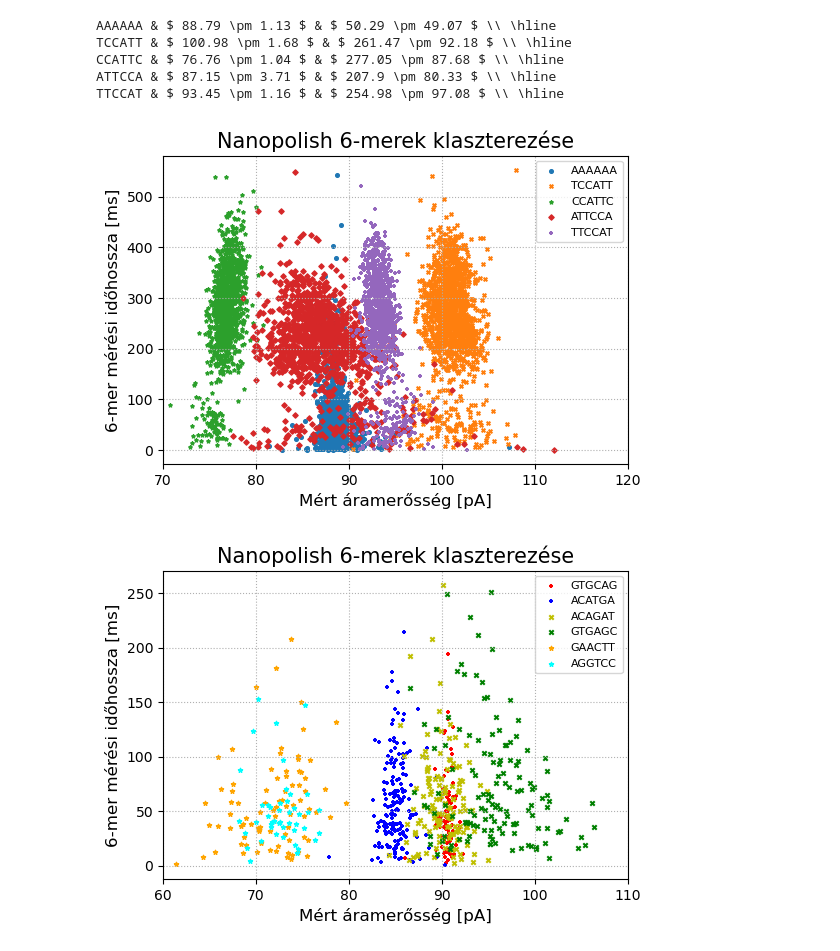
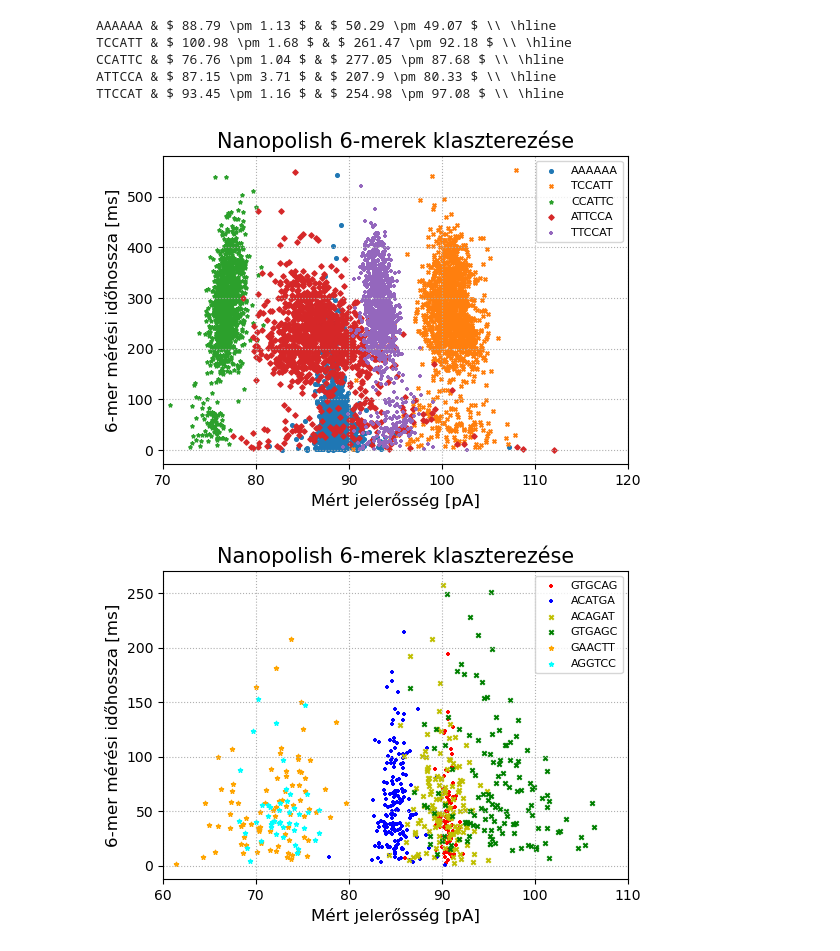
Before and after one commit to csabaiBio/rockfish, a Jupyter notebook: python_scripts/nanopolish_clustering_event_align.ipynb, the cells around one changed output. Cells and saved outputs as stored; diff of their text form; code cells hidden in the pictures.

```diff
--- a/python_scripts/nanopolish_clustering_event_align.ipynb
+++ b/python_scripts/nanopolish_clustering_event_align.ipynb
@@ -38,20 +38,20 @@ TTCCAT & $ 93.45 \pm 1.16 $ & $ 254.98 \pm 97.08 $ \\ \hline
 # %%
 plt.figure(figsize=(6,4))
 
 markers = ['o', 'x', '*', 'D', '+']
 for i, k in enumerate(kmers_w_max_num[:,0][:5]):
     plt.scatter(time_and_current_per_kmer[k][1], time_and_current_per_kmer[k][0]*1000, marker=markers[i], s=7, label=k)
 
 plt.title('Nanopolish 6-merek klaszterezése', fontsize=fs+3)
-plt.xlabel('Mért áramerősség [pA]', fontsize=fs)
+plt.xlabel('Mért jelerősség [pA]', fontsize=fs)
 plt.ylabel('6-mer mérési időhossza [ms]', fontsize=fs)
 plt.legend(fontsize=fs-4)
 plt.grid(ls='dotted')
 plt.xlim(70,120)
 plt.savefig('figs/cluster_top10_6mers.pdf', bbox_inches='tight')
 plt.show()
 # %% [output]
-[figure, old version]
+[figure, new version]
 # %%
 random_6mers = ['GTGCAG', 'ACATGA', 'ACAGAT', 'GTGAGC', 'GAACTT', 'AGGTCC']
 
@@ -63,7 +63,7 @@ for i, k in enumerate(random_6mers):
     plt.scatter(time_and_current_per_kmer[k][1], time_and_current_per_kmer[k][0]*1000, marker=markers[int(i-i/2)], s=10, color=colors[i], label=k)
 
 plt.title('Nanopolish 6-merek klaszterezése', fontsize=fs+3)
-plt.xlabel('Mért áramerősség [pA]', fontsize=fs)
+plt.xlabel('Mért jelerősség [pA]', fontsize=fs)
 plt.ylabel('6-mer mérési időhossza [ms]', fontsize=fs)
 plt.legend(fontsize=fs-4)
 plt.grid(ls='dotted')
@@ -71,4 +71,4 @@ plt.xlim(60,110)
 plt.savefig('figs/cluster_3random_6mer.pdf', bbox_inches='tight')
 plt.show()
 # %% [output]
-[figure, old version]
+[figure, new version]
```
Also changed, not shown: parts of 2 cells of this notebook, 2 other files.
